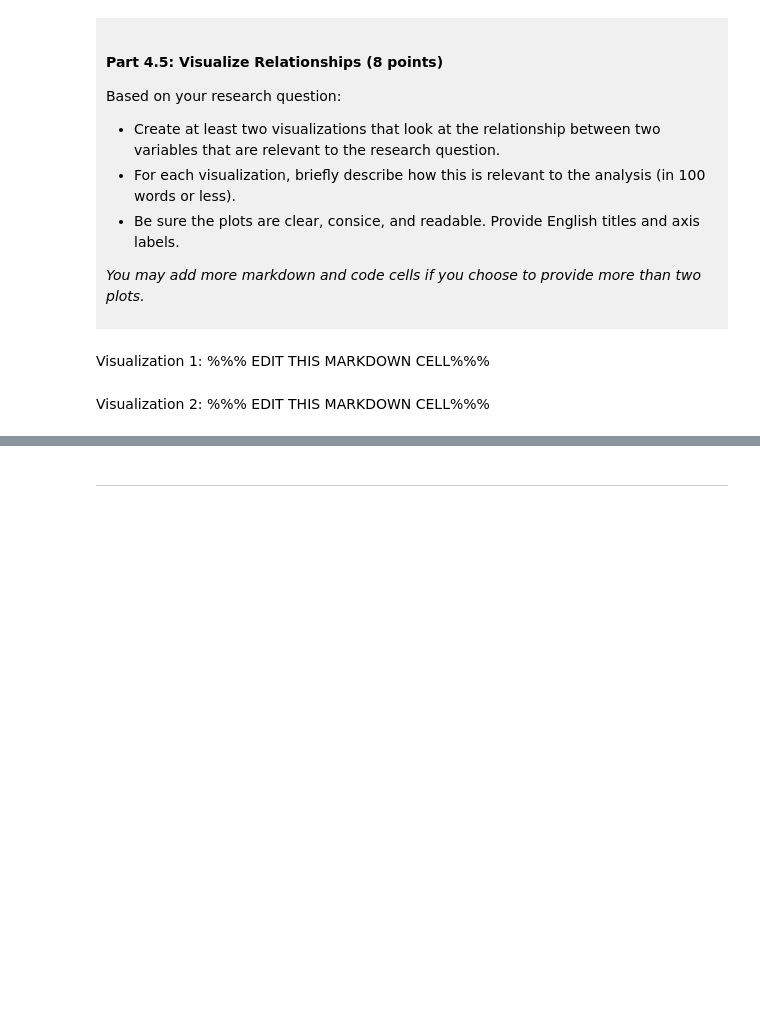
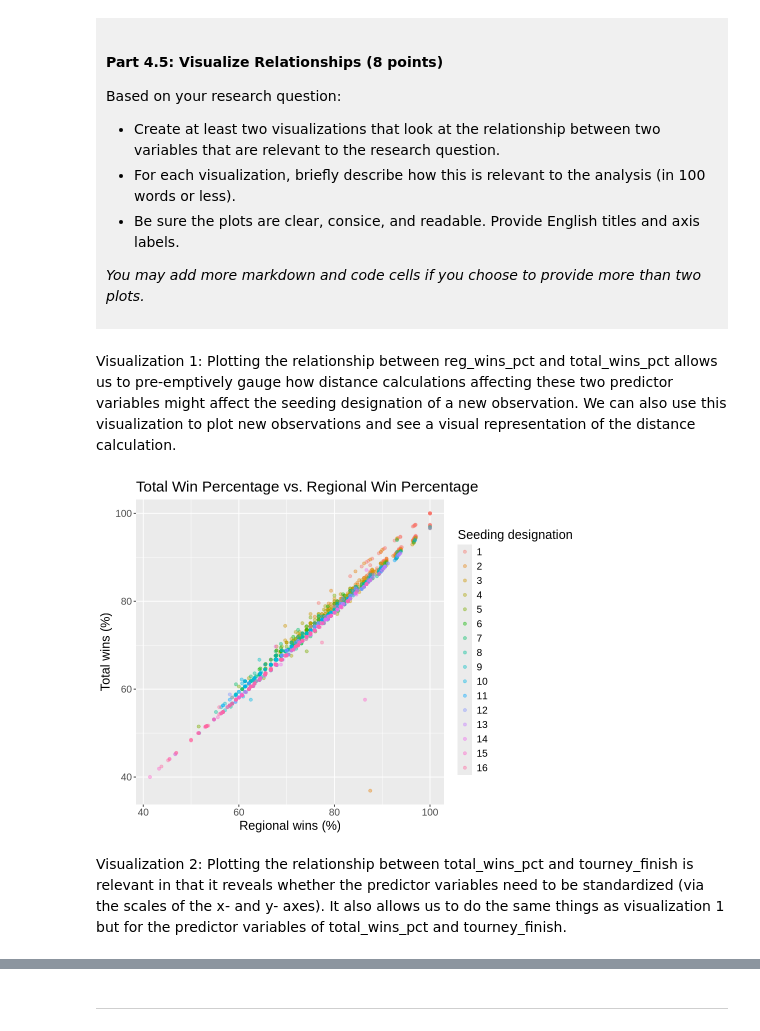
Before and after one commit to berrycompote/DSCI_100-Project-BriannaShao, a Jupyter notebook: dsci-100-project-notebook.ipynb, the cells around one changed output, grey strips where cells are left out. Drawn from its saved outputs; the diff is of its cells as text; code cells hidden in the pictures; blank space fills up the shorter version.

```diff
--- a/dsci-100-project-notebook.ipynb
+++ b/dsci-100-project-notebook.ipynb
@@ -336,9 +401,17 @@ Based on your research question:
 *You may add more markdown and code cells if you choose to provide more than two plots.*
 </div>
 # %% [markdown]
-Visualization 1: %%% EDIT THIS MARKDOWN CELL%%%
+Visualization 1: Plotting the relationship between reg_wins_pct and total_wins_pct allows us to pre-emptively gauge how distance calculations affecting these two predictor variables might affect the seeding designation of a new observation. We can also use this visualization to plot new observations and see a visual representation of the distance calculation.
 # %%
-### EDIT THIS CODE CELL FOR VISUALIZATION 1###
+reg_wins_total_wins <- wmm_basketball |>
+    ggplot(aes(x = reg_wins_pct, y = total_wins_pct, color = seed)) +
+        geom_point(alpha = 0.4) +
+        labs(x = "Regional wins (%)", y = "Total wins (%)", color = "Seeding designation") +
+        ggtitle("Total Win Percentage vs. Regional Win Percentage") +
+        theme(text = element_text(size = 15))
+reg_wins_total_wins
+# %% [output]
+[figure, added]
 # %% [markdown]
-Visualization 2: %%% EDIT THIS MARKDOWN CELL%%%
+Visualization 2: Plotting the relationship between total_wins_pct and tourney_finish is relevant in that it reveals whether the predictor variables need to be standardized (via the scales of the x- and y- axes). It also allows us to do the same things as visualization 1 but for the predictor variables of total_wins_pct and tourney_finish.
 # %%
```
Also changed, not shown: parts of 9 cells of this notebook.
